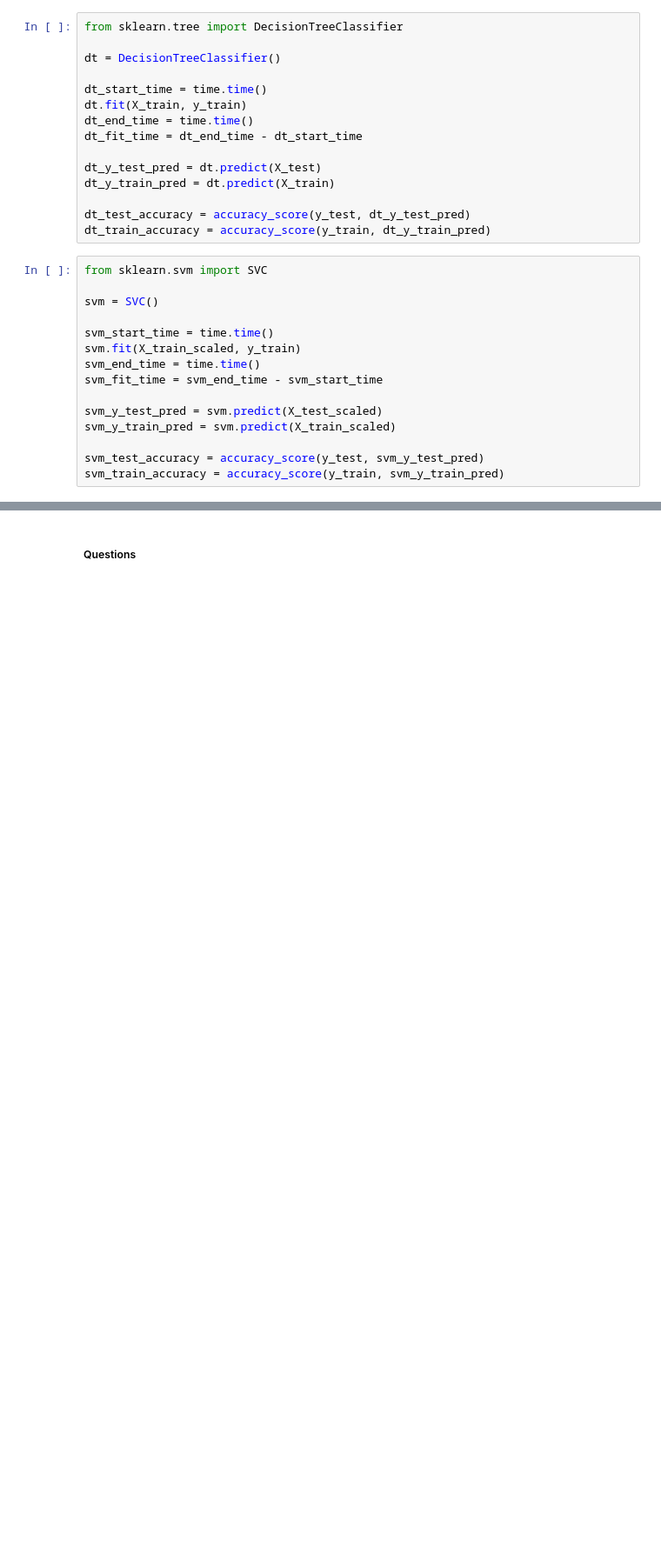
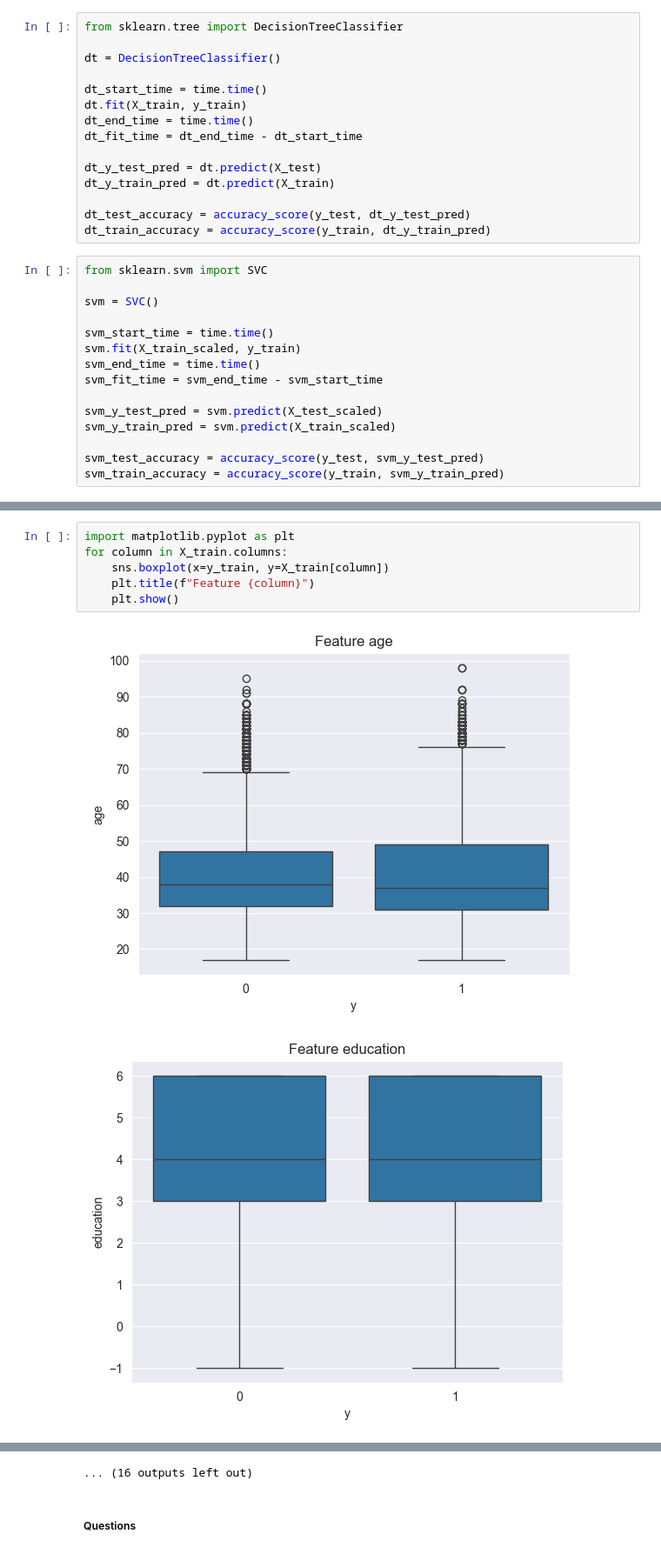
Before and after one commit to dslapelis/ML-AI-17, a Jupyter notebook: prompt_III.ipynb, the cells around one changed output, grey strips where cells are left out. Shown at 87% size. Drawn from its saved outputs; the diff is of its cells as text; blank space fills up the shorter version.

```diff
--- a/prompt_III.ipynb
+++ b/prompt_III.ipynb
@@ -300,3 +297,12 @@ Now that we have some basic models on the board, we want to try to improve these
 - More feature engineering and exploration.  For example, should we keep the gender feature?  Why or why not?
 - Hyperparameter tuning and grid search.  All of our models have additional hyperparameters to tune and explore.  For example the number of neighbors in KNN or the maximum depth of a Decision Tree.
 - Adjust your performance metric
+# %%
+import matplotlib.pyplot as plt
+for column in X_train.columns:
+    sns.boxplot(x=y_train, y=X_train[column])
+    plt.title(f"Feature {column}")
+    plt.show()
+# %% [output]
+[figure, added]
+[figure, added]
@@ -303,2 +319,3 @@ Now that we have some basic models on the board, we want to try to improve these
+... (16 outputs left out)
 # %% [markdown]
 ##### Questions
```
Also changed, not shown: parts of 7 cells of this notebook.
